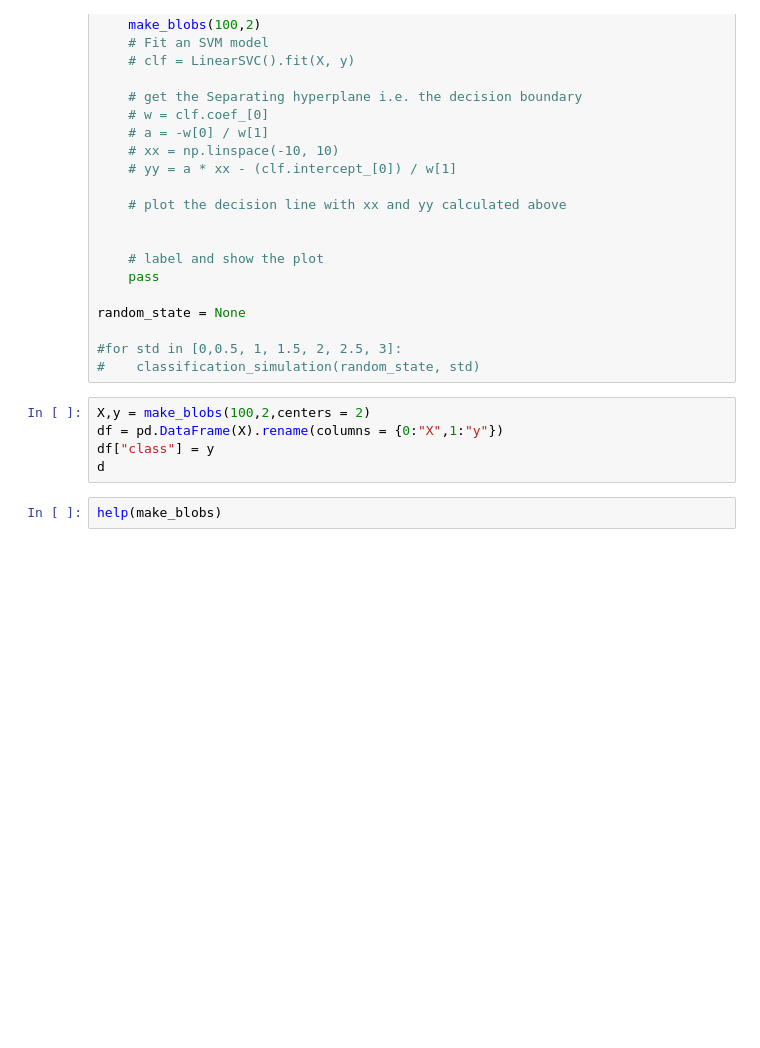
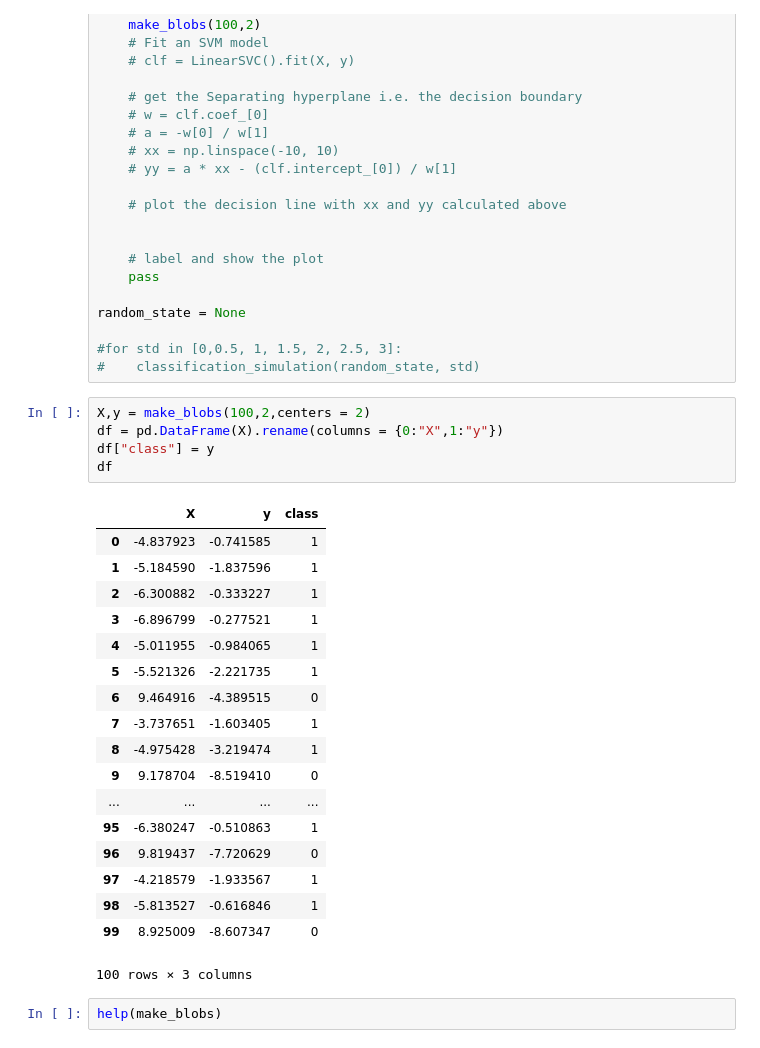
Before and after one commit to Pietrassyk/dsc-generating-data-lab-nyc-ds-career-042219, a Jupyter notebook: index.ipynb, the cells around one changed output. Drawn from its saved outputs; the diff is of its cells as text; blank space fills up the shorter version.

```diff
--- a/index.ipynb
+++ b/index.ipynb
@@ -106,8 +106,27 @@ random_state = None
 # %%
 X,y = make_blobs(100,2,centers = 2)
 df = pd.DataFrame(X).rename(columns = {0:"X",1:"y"})
 df["class"] = y
-d
+df
+# %% [output]
+|  | X | y | class |
+| 0 | -4.837923 | -0.741585 | 1 |
+| 1 | -5.184590 | -1.837596 | 1 |
+| 2 | -6.300882 | -0.333227 | 1 |
+| 3 | -6.896799 | -0.277521 | 1 |
+| 4 | -5.011955 | -0.984065 | 1 |
+| 5 | -5.521326 | -2.221735 | 1 |
+| 6 | 9.464916 | -4.389515 | 0 |
+| 7 | -3.737651 | -1.603405 | 1 |
+| 8 | -4.975428 | -3.219474 | 1 |
+| 9 | 9.178704 | -8.519410 | 0 |
+| ... | ... | ... | ... |
+| 95 | -6.380247 | -0.510863 | 1 |
+| 96 | 9.819437 | -7.720629 | 0 |
+| 97 | -4.218579 | -1.933567 | 1 |
+| 98 | -5.813527 | -0.616846 | 1 |
+| 99 | 8.925009 | -8.607347 | 0 |
+100 rows × 3 columns
 # %%
 help(make_blobs)
 # %% [output]
```
